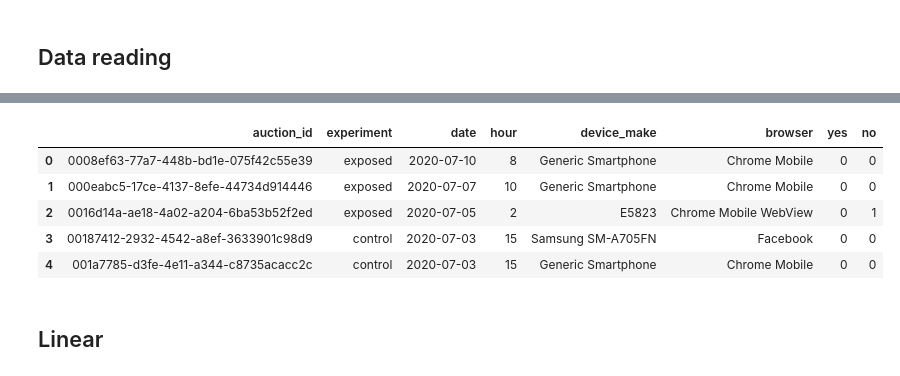
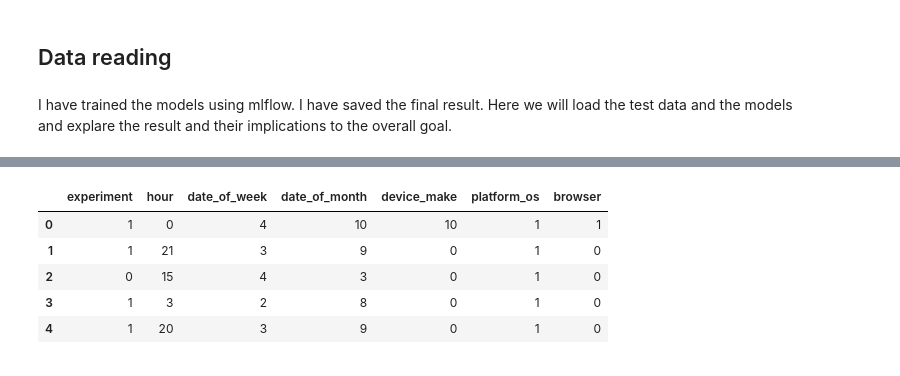
Before and after one commit to eandualem/abtest-mlops, a Jupyter notebook: notebooks/ml-ab-testing.ipynb, the cells around one changed output, grey strips where cells are left out. Cells and saved outputs as stored; diff of their text form; code cells hidden in the pictures.

```diff
--- a/notebooks/ml-ab-testing.ipynb
+++ b/notebooks/ml-ab-testing.ipynb
@@ -21,9 +27,12 @@ sys.path.append(os.path.abspath(os.path.join('../scripts')))
 from df_helper import DfHelper
 # %% [markdown]
 ## Data reading
+# %% [markdown]
+I have trained the models using mlflow. I have saved the final result.
+Here we will load the test data and the models and explare the result and
+their implications to the overall goal.
 # %%
 helper = DfHelper()
-missing_values = ["n/a", "na", "undefined"]
-df = helper.read_csv("../data/AdSmartABdata.csv")
-df.head(5)
+test_features = helper.read_csv("../features/test_features.csv")
+test_features.head(5)
 # %% [output]
@@ -31,8 +40,6 @@ df.head(5)
-|  | auction_id | experiment | date | hour | device_make | browser | yes | no |
-| 0 | 0008ef63-77a7-448b-bd1e-075f42c55e39 | exposed | 2020-07-10 | 8 | Generic Smartphone | Chrome Mobile | 0 | 0 |
-| 1 | 000eabc5-17ce-4137-8efe-44734d914446 | exposed | 2020-07-07 | 10 | Generic Smartphone | Chrome Mobile | 0 | 0 |
-| 2 | 0016d14a-ae18-4a02-a204-6ba53b52f2ed | exposed | 2020-07-05 | 2 | E5823 | Chrome Mobile WebView | 0 | 1 |
-| 3 | 00187412-2932-4542-a8ef-3633901c98d9 | control | 2020-07-03 | 15 | Samsung SM-A705FN | Facebook | 0 | 0 |
-| 4 | 001a7785-d3fe-4e11-a344-c8735acacc2c | control | 2020-07-03 | 15 | Generic Smartphone | Chrome Mobile | 0 | 0 |
+|  | experiment | hour | date_of_week | date_of_month | device_make | platform_os | browser |
+| 0 | 1 | 0 | 4 | 10 | 10 | 1 | 1 |
+| 1 | 1 | 21 | 3 | 9 | 0 | 1 | 0 |
+| 2 | 0 | 15 | 4 | 3 | 0 | 1 | 0 |
+| 3 | 1 | 3 | 2 | 8 | 0 | 1 | 0 |
+| 4 | 1 | 20 | 3 | 9 | 0 | 1 | 0 |
-# %% [markdown]
-## Linear
```
Also changed, not shown: parts of 34 cells of this notebook, 10 other files.
